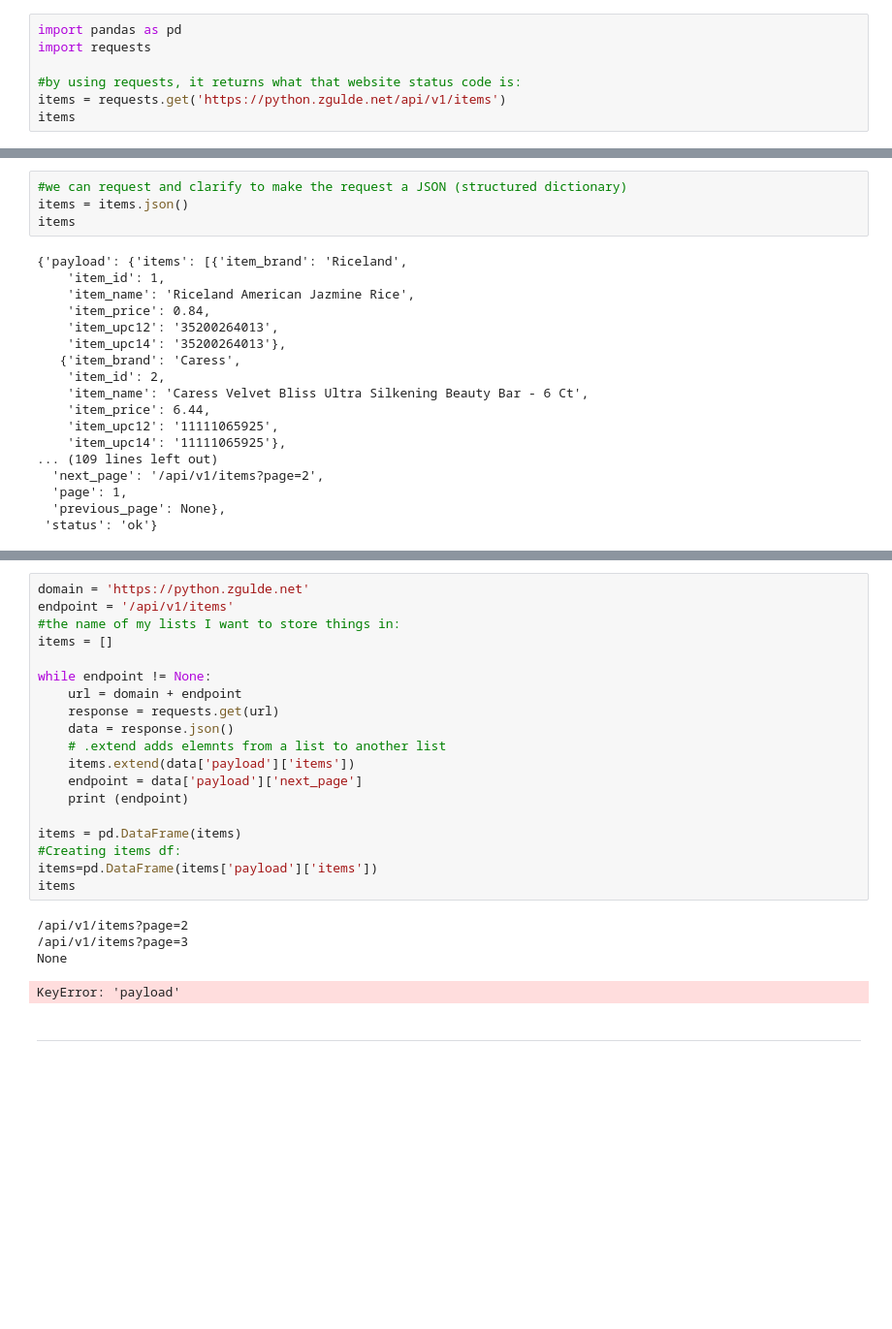
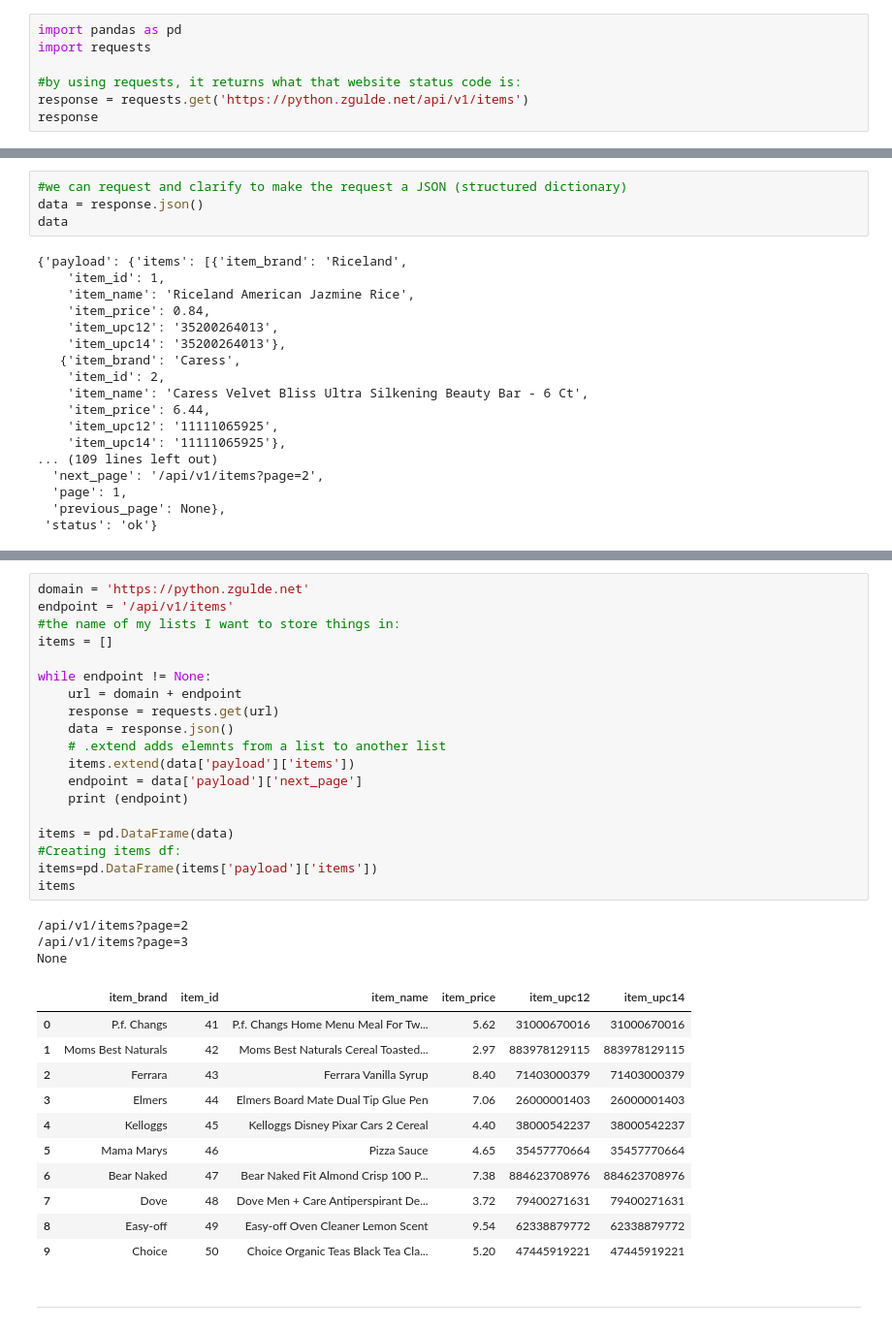
Before and after one commit to jeneyring/time-series-exercises, a Jupyter notebook: acquire-exercise-rundown.ipynb, the cells around one changed output, grey strips where cells are left out. Shown at 97% size. Cells and saved outputs as stored; diff of their text form; blank space fills up the shorter version.

Commit message:
fixing names

```diff
--- a/acquire-exercise-rundown.ipynb
+++ b/acquire-exercise-rundown.ipynb
@@ -8,8 +8,8 @@ import pandas as pd
 import requests
 
 #by using requests, it returns what that website status code is:
-items = requests.get('https://python.zgulde.net/api/v1/items')
-items
+response = requests.get('https://python.zgulde.net/api/v1/items')
+response
 # %% [output]
 <Response [200]>
 # %%
@@ -19,8 +19,8 @@ print(items.text)
 {"payload":{"items":[{"item_brand":"Riceland","item_id":1,"item_name":"Riceland American Jazmine Rice","item_price":0.84,"item_upc12":"35200264013","item_upc14":"35200264013"},{"item_brand":"Caress"," ...
 # %%
 #we can request and clarify to make the request a JSON (structured dictionary)
-items = items.json()
-items
+data = response.json()
+data
 # %% [output]
 {'payload': {'items': [{'item_brand': 'Riceland',
     'item_id': 1,
@@ -67,26 +67,36 @@ dict_keys(['items', 'max_page', 'next_page', 'page', 'previous_page'])
 # %%
 domain = 'https://python.zgulde.net'
 endpoint = '/api/v1/items'
 #the name of my lists I want to store things in:
 items = []
 
 while endpoint != None:
     url = domain + endpoint
     response = requests.get(url)
     data = response.json()
     # .extend adds elemnts from a list to another list
     items.extend(data['payload']['items'])
     endpoint = data['payload']['next_page']
     print (endpoint)
 
-items = pd.DataFrame(items)
+items = pd.DataFrame(data)
 #Creating items df:
 items=pd.DataFrame(items['payload']['items'])
 items
 # %% [output]
 /api/v1/items?page=2
 /api/v1/items?page=3
 None
-KeyError: 'payload'
+|  | item_brand | item_id | item_name | item_price | item_upc12 | item_upc14 |
+| 0 | P.f. Changs | 41 | P.f. Changs Home Menu Meal For Tw... | 5.62 | 31000670016 | 31000670016 |
+| 1 | Moms Best Naturals | 42 | Moms Best Naturals Cereal Toasted... | 2.97 | 883978129115 | 883978129115 |
+| 2 | Ferrara | 43 | Ferrara Vanilla Syrup | 8.40 | 71403000379 | 71403000379 |
+| 3 | Elmers | 44 | Elmers Board Mate Dual Tip Glue Pen | 7.06 | 26000001403 | 26000001403 |
+| 4 | Kelloggs | 45 | Kelloggs Disney Pixar Cars 2 Cereal | 4.40 | 38000542237 | 38000542237 |
+| 5 | Mama Marys | 46 | Pizza Sauce | 4.65 | 35457770664 | 35457770664 |
+| 6 | Bear Naked | 47 | Bear Naked Fit Almond Crisp 100 P... | 7.38 | 884623708976 | 884623708976 |
+| 7 | Dove | 48 | Dove Men + Care Antiperspirant De... | 3.72 | 79400271631 | 79400271631 |
+| 8 | Easy-off | 49 | Easy-off Oven Cleaner Lemon Scent | 9.54 | 62338879772 | 62338879772 |
+| 9 | Choice | 50 | Choice Organic Teas Black Tea Cla... | 5.20 | 47445919221 | 47445919221 |
 # %% [markdown]
 _______________________________________________________
```
Also changed, not shown: parts of 10 cells of this notebook.
